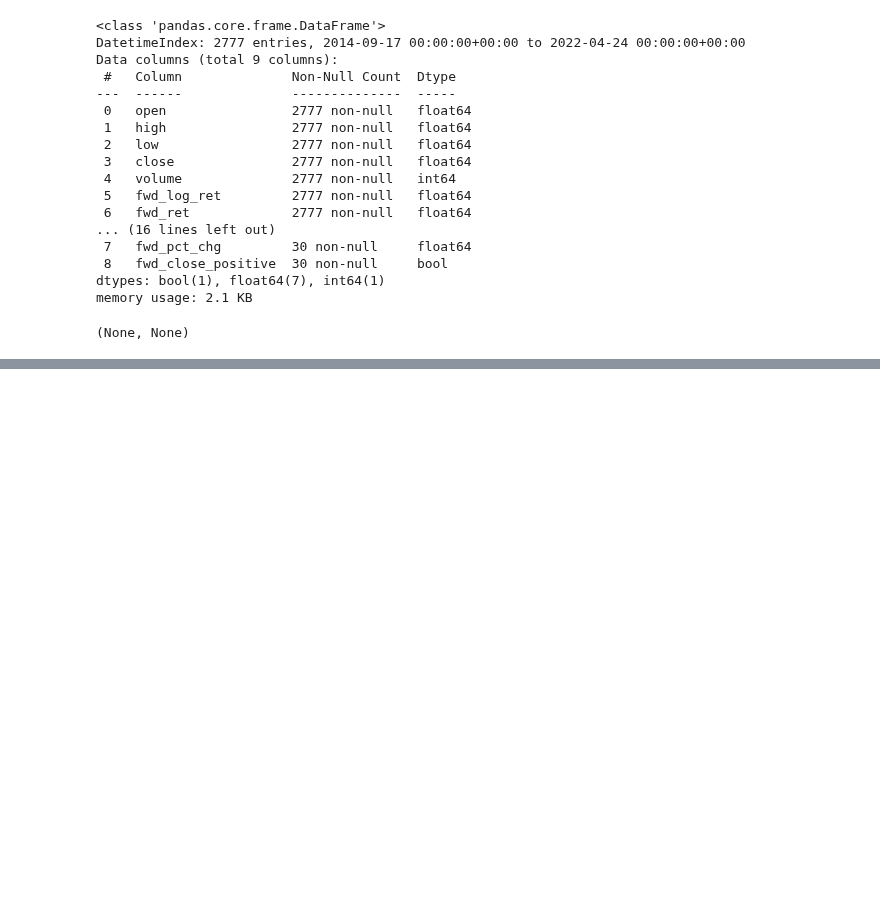
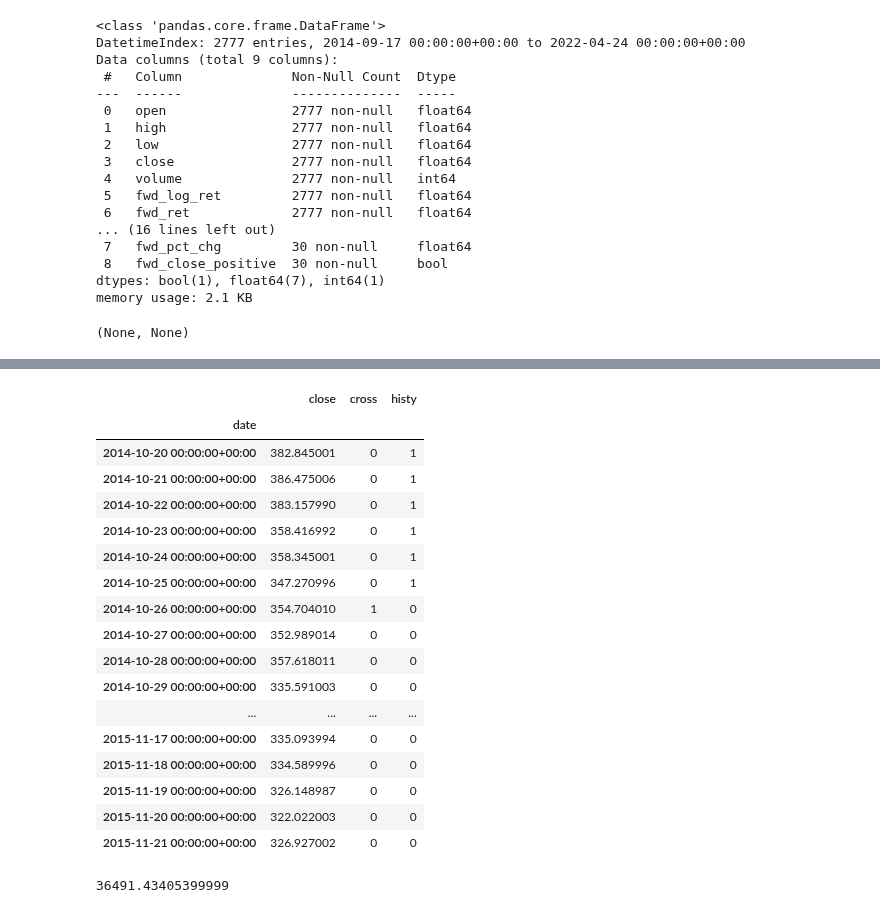
Before and after one commit to FinancialForecasters/financial_forecaster, a Jupyter notebook: hinzle.ipynb, the cells around one changed output, grey strips where cells are left out. Drawn from its saved outputs; the diff is of its cells as text; code cells hidden in the pictures; blank space fills up the shorter version.

```diff
--- a/hinzle.ipynb
+++ b/hinzle.ipynb
@@ -108,0 +186,21 @@ memory usage: 2.1 KB
+# %%
+macker
+# %% [output]
+|  | close | cross | histy |
+| date |  |  |  |
+| 2014-10-20 00:00:00+00:00 | 382.845001 | 0 | 1 |
+| 2014-10-21 00:00:00+00:00 | 386.475006 | 0 | 1 |
+| 2014-10-22 00:00:00+00:00 | 383.157990 | 0 | 1 |
+| 2014-10-23 00:00:00+00:00 | 358.416992 | 0 | 1 |
+| 2014-10-24 00:00:00+00:00 | 358.345001 | 0 | 1 |
+| 2014-10-25 00:00:00+00:00 | 347.270996 | 0 | 1 |
+| 2014-10-26 00:00:00+00:00 | 354.704010 | 1 | 0 |
+| 2014-10-27 00:00:00+00:00 | 352.989014 | 0 | 0 |
+| 2014-10-28 00:00:00+00:00 | 357.618011 | 0 | 0 |
+| 2014-10-29 00:00:00+00:00 | 335.591003 | 0 | 0 |
+| ... | ... | ... | ... |
+| 2015-11-17 00:00:00+00:00 | 335.093994 | 0 | 0 |
+| 2015-11-18 00:00:00+00:00 | 334.589996 | 0 | 0 |
+| 2015-11-19 00:00:00+00:00 | 326.148987 | 0 | 0 |
+| 2015-11-20 00:00:00+00:00 | 322.022003 | 0 | 0 |
+| 2015-11-21 00:00:00+00:00 | 326.927002 | 0 | 0 |
@@ -108,0 +233,4 @@ memory usage: 2.1 KB
+# %%
+(profits.sell-profits.buy).sum()
+# %% [output]
+36491.43405399999
```
Also changed, not shown: parts of 19 cells of this notebook, 1 other file.
